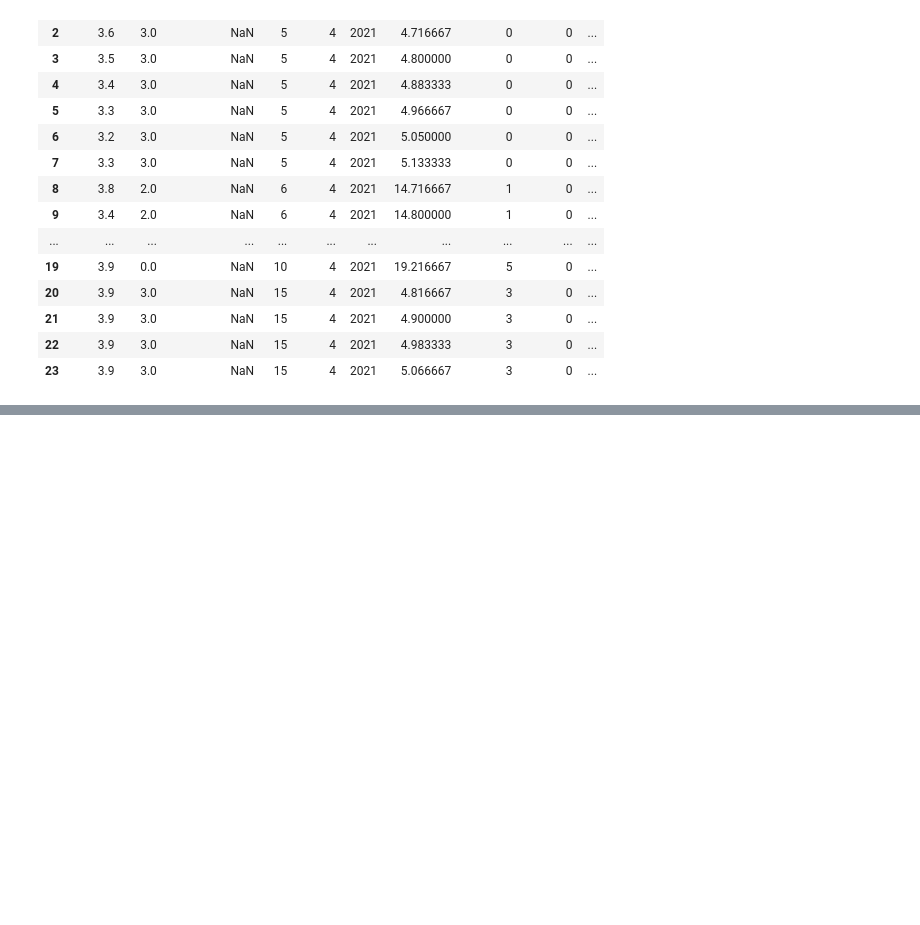
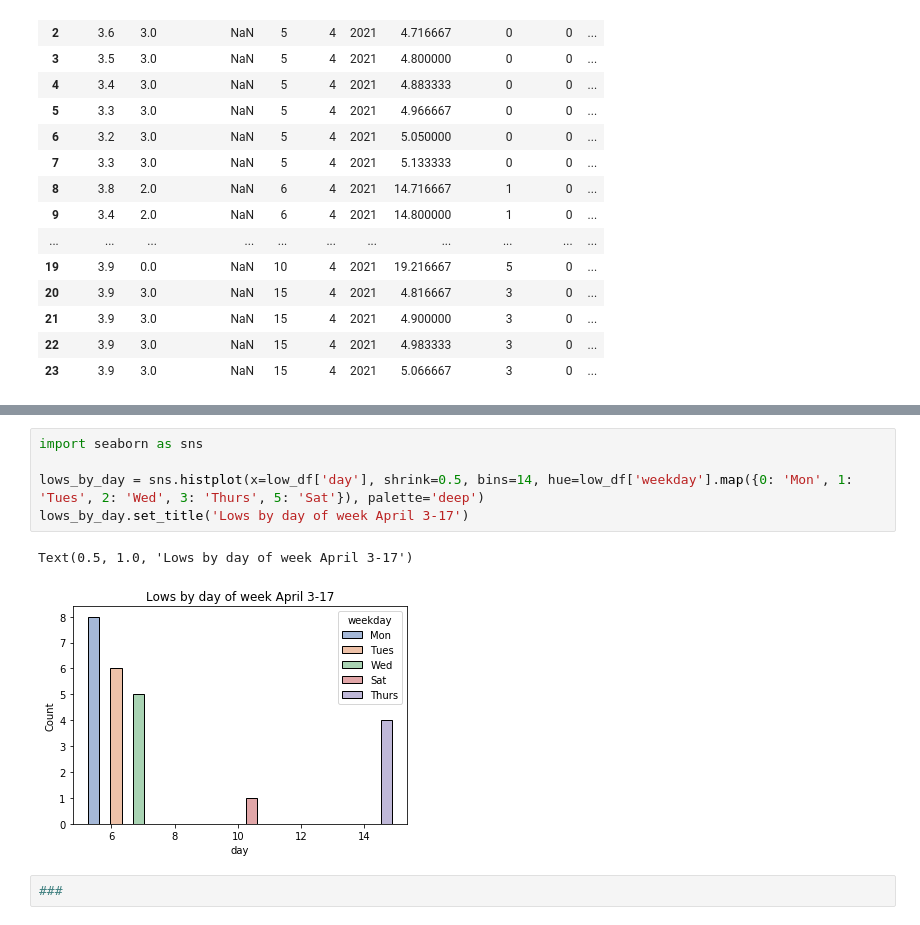
Before and after one commit to nico-palmar/glucose_data_exploration, a Jupyter notebook: apr_3_17_analysis.ipynb, the cells around one changed output, grey strips where cells are left out. Drawn from its saved outputs; the diff is of its cells as text; blank space fills up the shorter version.

```diff
--- a/apr_3_17_analysis.ipynb
+++ b/apr_3_17_analysis.ipynb
@@ -104,0 +131,10 @@ low_df
+# %%
+import seaborn as sns
+
+lows_by_day = sns.histplot(x=low_df['day'], shrink=0.5, bins=14, hue=low_df['weekday'].map({0: 'Mon', 1: 'Tues', 2: 'Wed', 3: 'Thurs', 5: 'Sat'}), palette='deep')
+lows_by_day.set_title('Lows by day of week April 3-17')
+# %% [output]
+Text(0.5, 1.0, 'Lows by day of week April 3-17')
+[figure, added]
+# %%
+###
```
Also changed, not shown: parts of 5 cells of this notebook, 4 other files.
